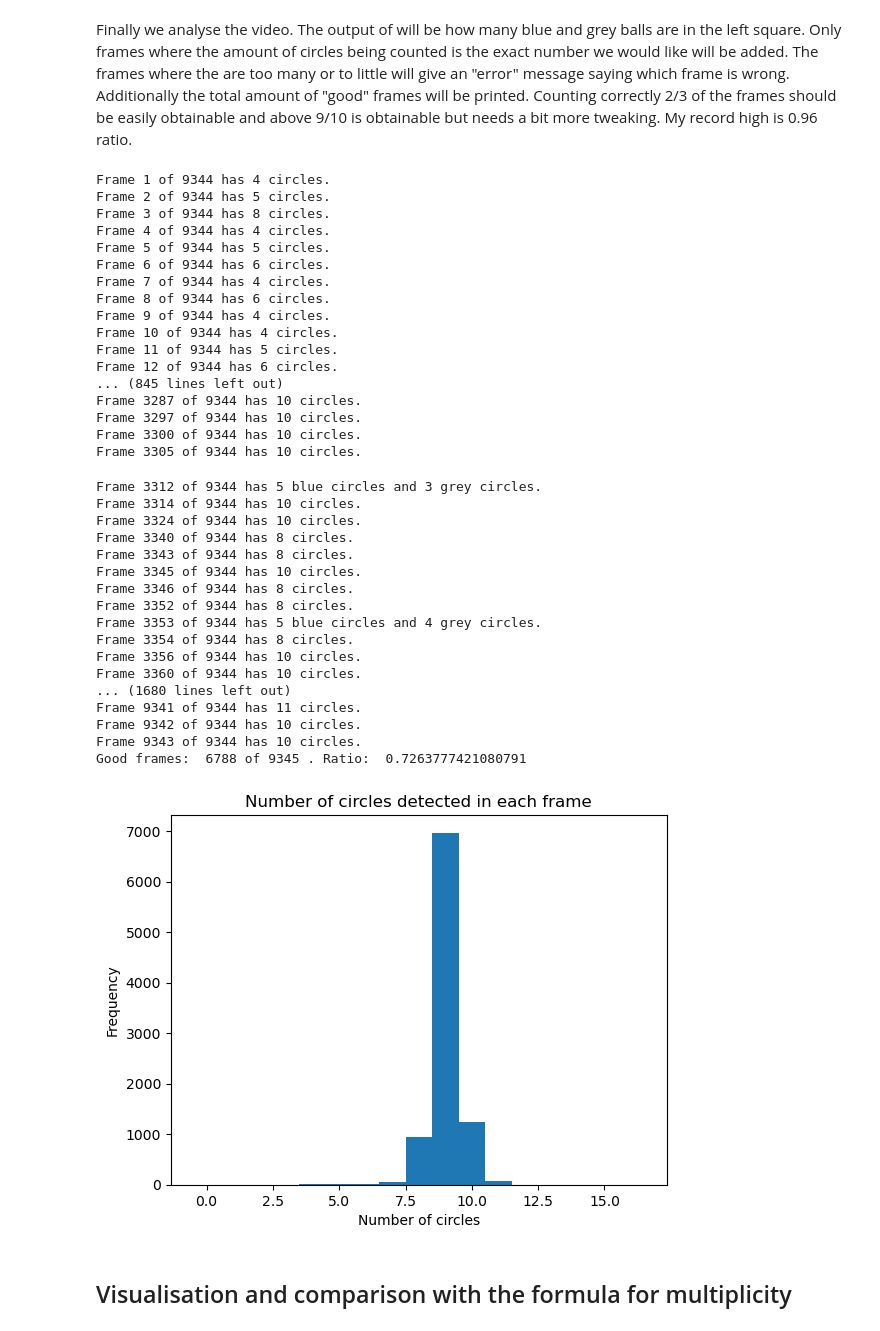
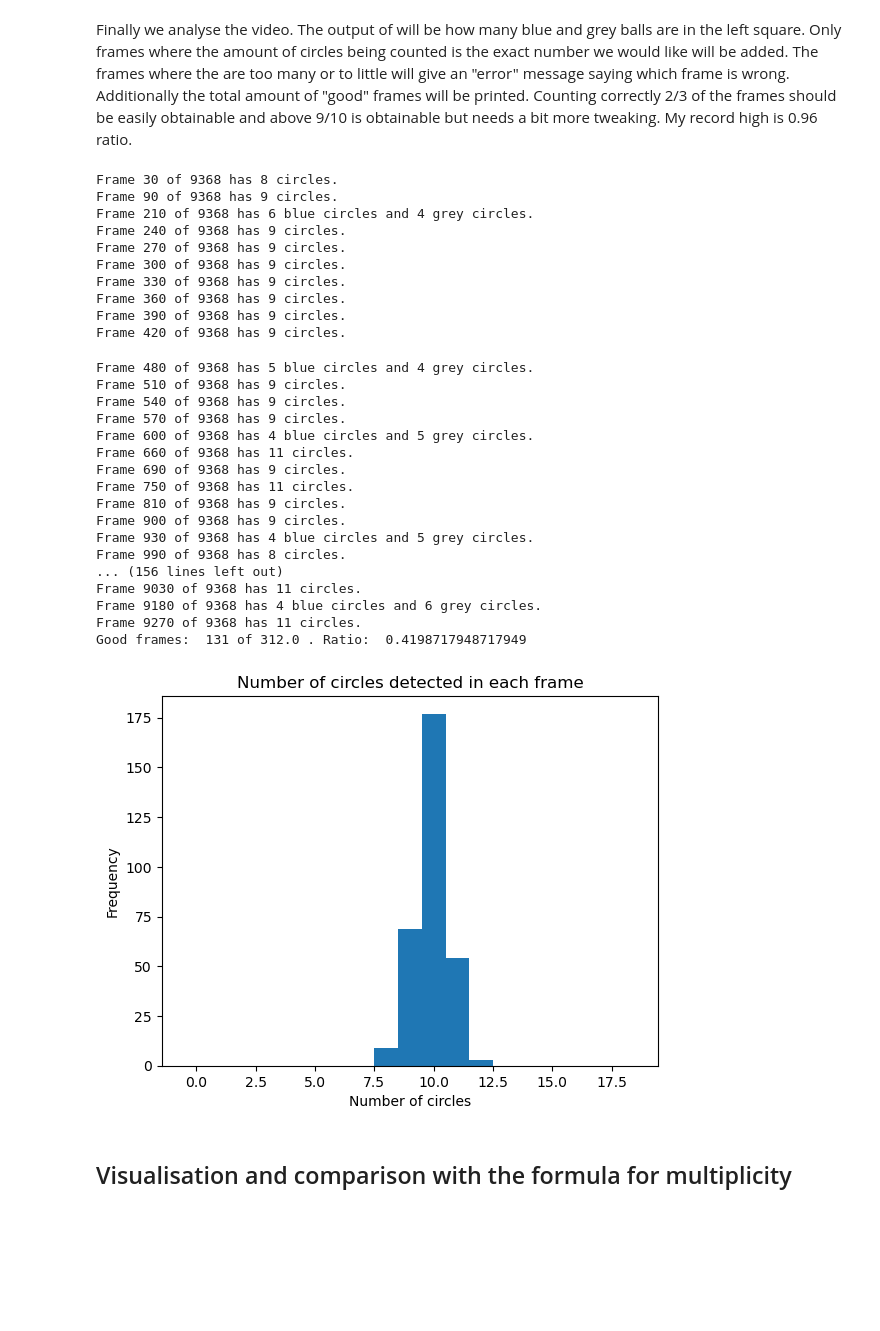
Before and after one commit to Focus9752/termo-lab, a Jupyter notebook: Den Anden Lov/Kattebolde_tælleren.ipynb, the cells around one changed output. Saved outputs shown, nothing was run; the diff lists cells and outputs as text; code cells hidden in the pictures; blank space fills up the shorter version.

```diff
--- a/Den Anden Lov/Kattebolde_tælleren.ipynb
+++ b/Den Anden Lov/Kattebolde_tælleren.ipynb
@@ -21,7 +21,7 @@ import numpy as np
 # %% [markdown]
 Before we start the image recognition, we should crop the image, so only the section of interest is left. Additionally we should set a center line, that divides the box.
 # %%
-file = r'C:\Users\marcu\OneDrive\Documents\GitHub\termo-lab\Den Anden Lov\videoer\6_blå_3_grå_bolde.mov' # Name of the video file
+file = r'C:\Users\marcu\OneDrive\Documents\GitHub\termo-lab\Den Anden Lov\videoer\5_blå_5_grå_bolde.mov' # Name of the video file
 cap = cv2.VideoCapture(file) # Open the video file
 num_frames = int(cap.get(cv2.CAP_PROP_FRAME_COUNT)) # Get the number of frames in the video
 
@@ -41,7 +41,7 @@ Number of frames: 9344
 # %%
 # Crop the image to the region of interest
 x1,x2 = 320, 1450 # x1 and x2 are the left and right boundaries of the region of interest
-y1,y2 = 50, 1000 # y1 and y2 are the top and bottom boundaries of the region of interest
+y1,y2 = 100, 1000 # y1 and y2 are the top and bottom boundaries of the region of interest
 center = 850 # Center line dividing the area into left and right lanes
 temp_image = image.copy() #Image to draw on
 image_cal = image.copy()
@@ -222,6 +202,7 @@ cap = cv2.VideoCapture(file) # Opening the video file
 blue_in_left, grey_in_left = [] , [] # Making lists to store the number of blue and grey circles in the left side of the screen
 c_count = [] # Making a list to store the number of circles detected in each frame
 i = 1 #Frame counter
+frame_interval = 30 # Number of frames to skip
 counter = 0 # Counter for the number of frames with N circles
 new_center = center - x1 # Defining the center line
 
@@ -230,6 +211,11 @@ while True:
     ret, image = cap.read() # Getting the next frame, ret is a boolean that is True if the frame is read correctly and image is the frame
     if ret == False: # If ret is false the video is done
         break
+
+    if i % frame_interval != 0: # If the frame is not a multiple of the frame interval we skip it
+        i += 1
+        continue
+
 
     img = image[y1:y2, x1:x2].copy() # Cropping the image to the region of interest
     cimg = cv2.medianBlur(cv2.cvtColor(img, cv2.COLOR_BGR2GRAY),ksize) # Converting the image to grayscale and applying a median blur to reduce false positives
@@ -250,68 +236,61 @@ while True:
                 ball_count[1] += 1
                 if x < new_center: # If the circle is on the left side of the screen
                     b_n += 1
             elif np.abs(BGR[0] - BGR[1]) < 50 and np.abs(BGR[0] - BGR[2]) < 50 and np.abs(BGR[1] - BGR[2]) < 50: # If the circle is grey
                 ball_count[2] += 1
                 if x < new_center: # If the circle is on the left side of the screen
                     g_n += 1
 
         if ball_count[1] == N_b and ball_count[2] == N_g: # Setting certain conditions for the number of blue and grey circles
             blue_in_left.append(b_n) # Appending number of circles to the list
             grey_in_left.append(g_n)
             counter += 1
         else:
             print('Frame', i, 'of', num_frames ,'has', ball_count[1], 'blue circles and', ball_count[2], 'grey circles.')
     else:
         print('Frame', i, 'of', num_frames, 'has', len(circles[0]), 'circles.') # Printing frames with less or more than N circles
     i += 1
 
 
-print('Good frames: ', counter, 'of', i ,'. Ratio: ', counter/i) # Printing the number of frames with N circles and the ratio of good frames
+print('Good frames: ', counter, 'of', np.floor(i // frame_interval) ,'. Ratio: ', counter/np.floor(i // frame_interval)) # Printing the number of frames with N circles and the ratio of good frames
 plt.hist(c_count, bins=np.arange(0, 2*N)-0.5) # Plot of the number of circles to see if we are getting to many or to little circles.
 plt.xlabel('Number of circles')
 plt.ylabel('Frequency')
 plt.title('Number of circles detected in each frame')
 
 # Save the data
-dict_to_save = {'blue_in_left': blue_in_left, 'grey_in_left': grey_in_left, "c_count": c_count, 'counter': counter, 'num_frames': num_frames}
+dict_to_save = {'blue_in_left': blue_in_left, 'grey_in_left': grey_in_left, "c_count": c_count, 'counter': counter, 'num_frames': np.floor(i // frame_interval)}
 file_name = str(N_b) + '_b_' + str(N_g )+ '_g' + '.npy'
 np.save(file_name, dict_to_save)
 
 cap.release() # Closing the video file
 # %% [output]
-Frame 1 of 9344 has 4 circles.
-Frame 2 of 9344 has 5 circles.
-Frame 3 of 9344 has 8 circles.
-Frame 4 of 9344 has 4 circles.
-Frame 5 of 9344 has 5 circles.
-Frame 6 of 9344 has 6 circles.
-Frame 7 of 9344 has 4 circles.
-Frame 8 of 9344 has 6 circles.
-Frame 9 of 9344 has 4 circles.
-Frame 10 of 9344 has 4 circles.
-Frame 11 of 9344 has 5 circles.
-Frame 12 of 9344 has 6 circles.
-... (845 lines left out)
-Frame 3287 of 9344 has 10 circles.
-Frame 3297 of 9344 has 10 circles.
-Frame 3300 of 9344 has 10 circles.
-Frame 3305 of 9344 has 10 circles.
+Frame 30 of 9368 has 8 circles.
+Frame 90 of 9368 has 9 circles.
+Frame 210 of 9368 has 6 blue circles and 4 grey circles.
+Frame 240 of 9368 has 9 circles.
+Frame 270 of 9368 has 9 circles.
+Frame 300 of 9368 has 9 circles.
+Frame 330 of 9368 has 9 circles.
+Frame 360 of 9368 has 9 circles.
+Frame 390 of 9368 has 9 circles.
+Frame 420 of 9368 has 9 circles.
-Frame 3312 of 9344 has 5 blue circles and 3 grey circles.
-Frame 3314 of 9344 has 10 circles.
-Frame 3324 of 9344 has 10 circles.
-Frame 3340 of 9344 has 8 circles.
-Frame 3343 of 9344 has 8 circles.
-Frame 3345 of 9344 has 10 circles.
-Frame 3346 of 9344 has 8 circles.
-Frame 3352 of 9344 has 8 circles.
-Frame 3353 of 9344 has 5 blue circles and 4 grey circles.
-Frame 3354 of 9344 has 8 circles.
-Frame 3356 of 9344 has 10 circles.
-Frame 3360 of 9344 has 10 circles.
-... (1680 lines left out)
-Frame 9341 of 9344 has 11 circles.
-Frame 9342 of 9344 has 10 circles.
-Frame 9343 of 9344 has 10 circles.
-Good frames:  6788 of 9345 . Ratio:  0.7263777421080791
+Frame 480 of 9368 has 5 blue circles and 4 grey circles.
+Frame 510 of 9368 has 9 circles.
+Frame 540 of 9368 has 9 circles.
+Frame 570 of 9368 has 9 circles.
+Frame 600 of 9368 has 4 blue circles and 5 grey circles.
+Frame 660 of 9368 has 11 circles.
+Frame 690 of 9368 has 9 circles.
+Frame 750 of 9368 has 11 circles.
+Frame 810 of 9368 has 9 circles.
+Frame 900 of 9368 has 9 circles.
+Frame 930 of 9368 has 4 blue circles and 5 grey circles.
+Frame 990 of 9368 has 8 circles.
+... (156 lines left out)
+Frame 9030 of 9368 has 11 circles.
+Frame 9180 of 9368 has 4 blue circles and 6 grey circles.
+Frame 9270 of 9368 has 11 circles.
+Good frames:  131 of 312.0 . Ratio:  0.4198717948717949
-[figure, old version]
+[figure, new version]
 # %%
```
Also changed, not shown: parts of 15 cells of this notebook, 10 other files.
